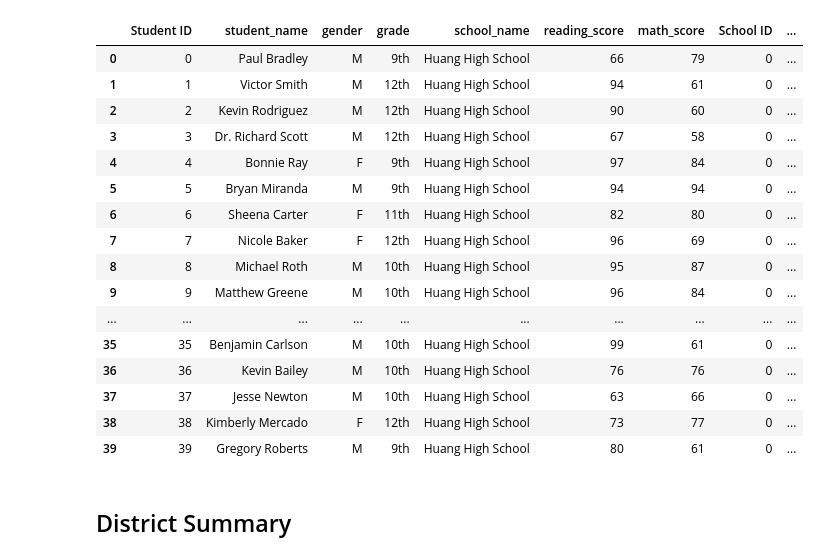
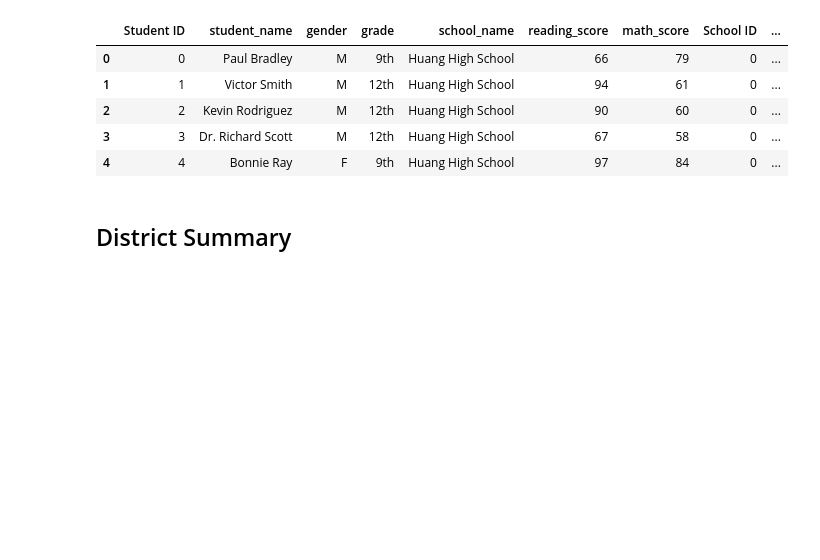
Before and after one commit to Riffatad/pandas-challenge, a Jupyter notebook: PyCitySchools/PyCitySchools.ipynb, the cells around one changed output. Cells and saved outputs as stored; diff of their text form; code cells hidden in the pictures; blank space fills up the shorter version.

```diff
--- a/PyCitySchools/PyCitySchools.ipynb
+++ b/PyCitySchools/PyCitySchools.ipynb
@@ -7,37 +1,26 @@
 # %%
 # Dependencies and Setup
 import pandas as pd
 from pathlib import Path
 
 # File to Load (Remember to Change These)
 school_data_to_load = Path("Resources/schools_complete.csv")
 student_data_to_load = Path("Resources/students_complete.csv")
 
 # Read School and Student Data File and store into Pandas DataFrames
 school_data = pd.read_csv(school_data_to_load)
 student_data = pd.read_csv(student_data_to_load)
 
 # Combine the data into a single dataset.
 school_data_complete = pd.merge(student_data, school_data, how="left", on="school_name")
-school_data_complete.head(40)
+school_data_complete.head()
 # %% [output]
 |  | Student ID | student_name | gender | grade | school_name | reading_score | math_score | School ID | ... |
 | 0 | 0 | Paul Bradley | M | 9th | Huang High School | 66 | 79 | 0 | ... |
 | 1 | 1 | Victor Smith | M | 12th | Huang High School | 94 | 61 | 0 | ... |
 | 2 | 2 | Kevin Rodriguez | M | 12th | Huang High School | 90 | 60 | 0 | ... |
 | 3 | 3 | Dr. Richard Scott | M | 12th | Huang High School | 67 | 58 | 0 | ... |
 | 4 | 4 | Bonnie Ray | F | 9th | Huang High School | 97 | 84 | 0 | ... |
-| 5 | 5 | Bryan Miranda | M | 9th | Huang High School | 94 | 94 | 0 | ... |
-| 6 | 6 | Sheena Carter | F | 11th | Huang High School | 82 | 80 | 0 | ... |
-| 7 | 7 | Nicole Baker | F | 12th | Huang High School | 96 | 69 | 0 | ... |
-| 8 | 8 | Michael Roth | M | 10th | Huang High School | 95 | 87 | 0 | ... |
-| 9 | 9 | Matthew Greene | M | 10th | Huang High School | 96 | 84 | 0 | ... |
-| ... | ... | ... | ... | ... | ... | ... | ... | ... | ... |
-| 35 | 35 | Benjamin Carlson | M | 10th | Huang High School | 99 | 61 | 0 | ... |
-| 36 | 36 | Kevin Bailey | M | 10th | Huang High School | 76 | 76 | 0 | ... |
-| 37 | 37 | Jesse Newton | M | 10th | Huang High School | 63 | 66 | 0 | ... |
-| 38 | 38 | Kimberly Mercado | F | 12th | Huang High School | 73 | 77 | 0 | ... |
-| 39 | 39 | Gregory Roberts | M | 9th | Huang High School | 80 | 61 | 0 | ... |
 # %% [markdown]
 ## District Summary
 # %%
```
Also changed, not shown: parts of 20 cells of this notebook.
